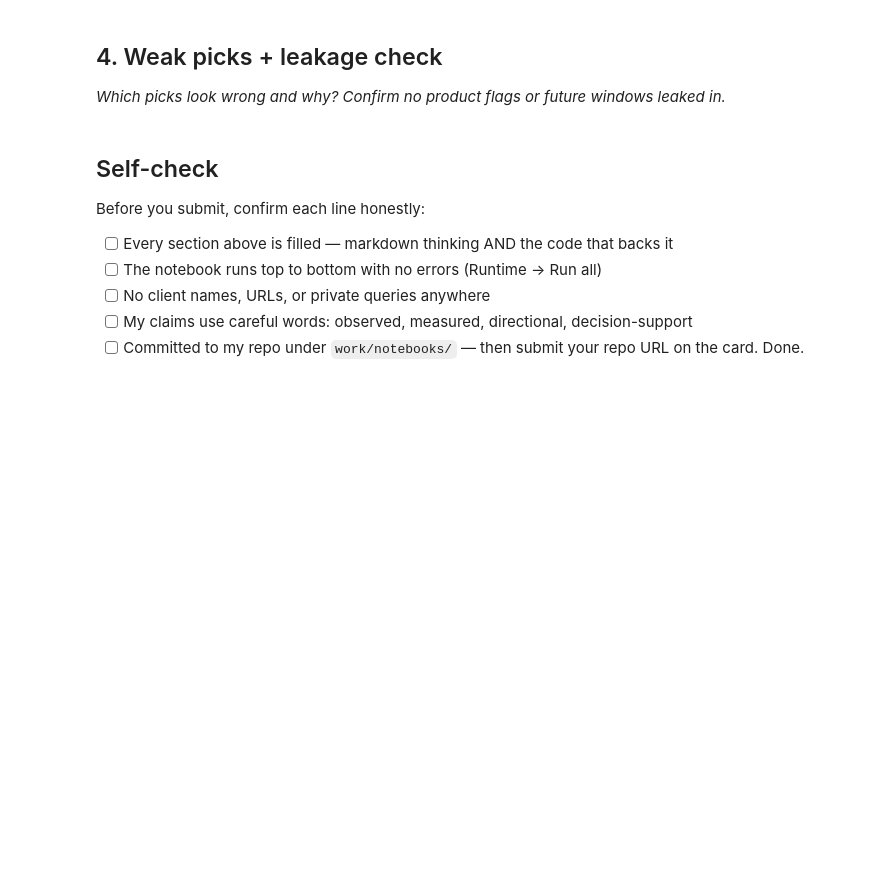
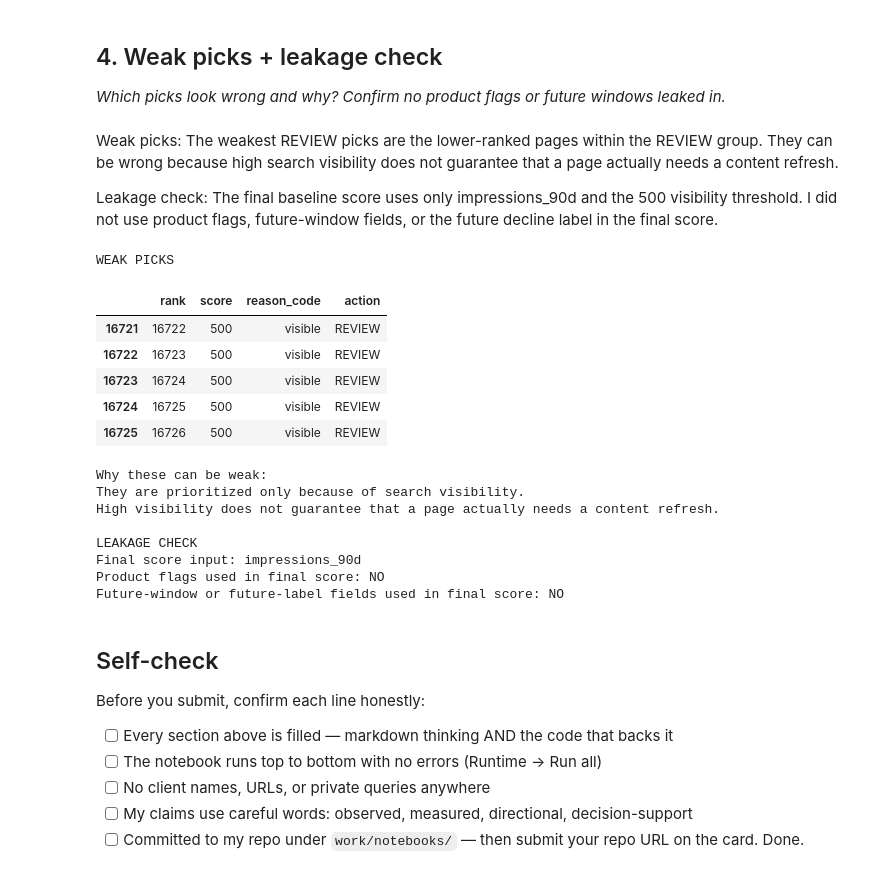
Before and after one commit to varshitha922/flyrank-ml-internship, a Jupyter notebook: work/notebooks/w04_baseline_score.ipynb, the cells around one changed output. Saved outputs shown, nothing was run; the diff lists cells and outputs as text; code cells hidden in the pictures; blank space fills up the shorter version.

```diff
--- a/work/notebooks/w04_baseline_score.ipynb
+++ b/work/notebooks/w04_baseline_score.ipynb
@@ -37,3 +258,43 @@ This skeleton is yours to fill. Work the sections **in order** — each one has
+# %% [markdown]
+Weak picks: The weakest REVIEW picks are the lower-ranked pages within the REVIEW group. They can be wrong because high search visibility does not guarantee that a page actually needs a content refresh.
+
+Leakage check: The final baseline score uses only impressions_90d and the 500 visibility threshold. I did not use product flags, future-window fields, or the future decline label in the final score.
+# %%
+# This cell is for CODE (numbers, a query, a check).
+# Write your text answer in the cell ABOVE this one — typing sentences here breaks Run All.
+# Weak picks + leakage check
+
+weak_picks = baseline_queue[
+    baseline_queue["action"] == "REVIEW"
+].tail(5)
+
+print("WEAK PICKS")
+display(weak_picks)
+
+print("\nWhy these can be weak:")
+print("They are prioritized only because of search visibility.")
+print("High visibility does not guarantee that a page actually needs a content refresh.")
+
+print("\nLEAKAGE CHECK")
+print("Final score input: impressions_90d")
+print("Product flags used in final score: NO")
+print("Future-window or future-label fields used in final score: NO")
+# %% [output]
+WEAK PICKS
+|  | rank | score | reason_code | action |
+| 16721 | 16722 | 500 | visible | REVIEW |
+| 16722 | 16723 | 500 | visible | REVIEW |
+| 16723 | 16724 | 500 | visible | REVIEW |
+| 16724 | 16725 | 500 | visible | REVIEW |
+| 16725 | 16726 | 500 | visible | REVIEW |
+Why these can be weak:
+They are prioritized only because of search visibility.
+High visibility does not guarantee that a page actually needs a content refresh.
+
+LEAKAGE CHECK
+Final score input: impressions_90d
+Product flags used in final score: NO
+Future-window or future-label fields used in final score: NO
 # %% [markdown]
 ## Self-check
 
```
Also changed, not shown: parts of 8 cells of this notebook.
